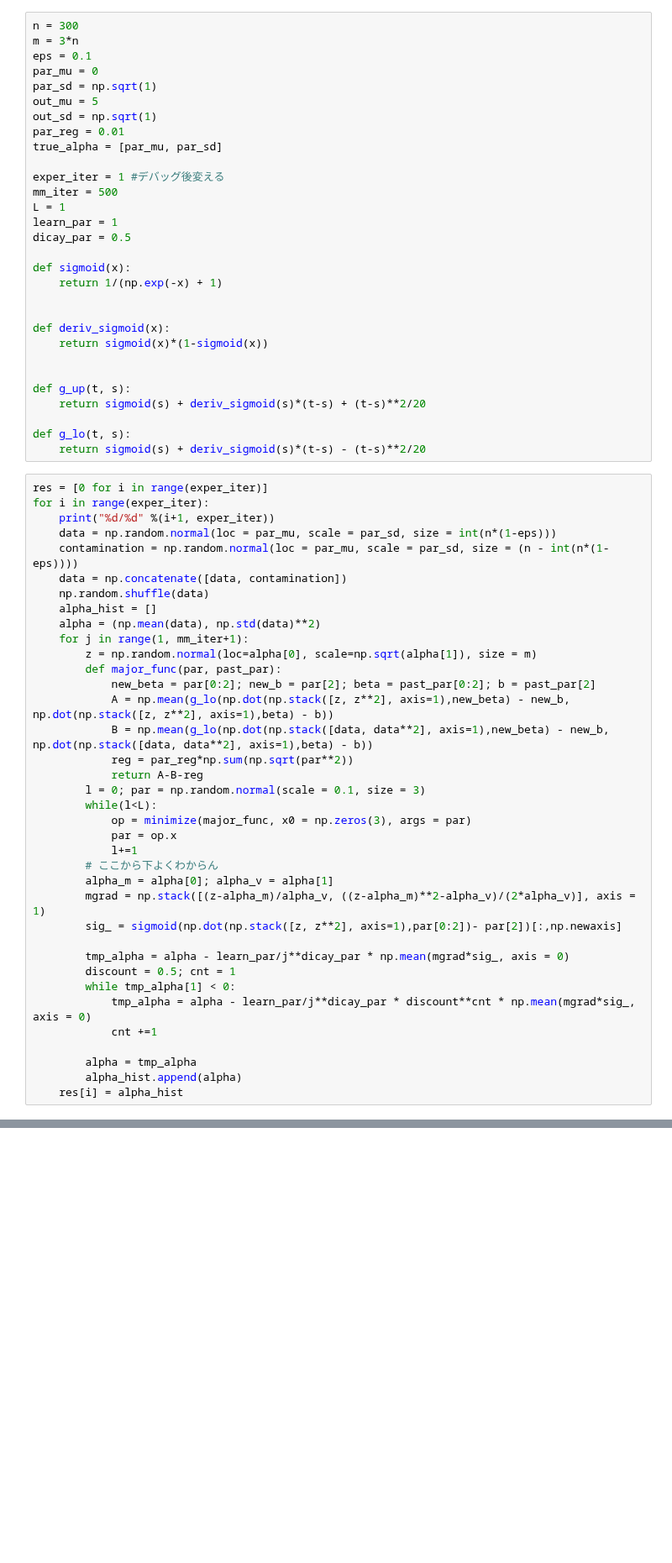
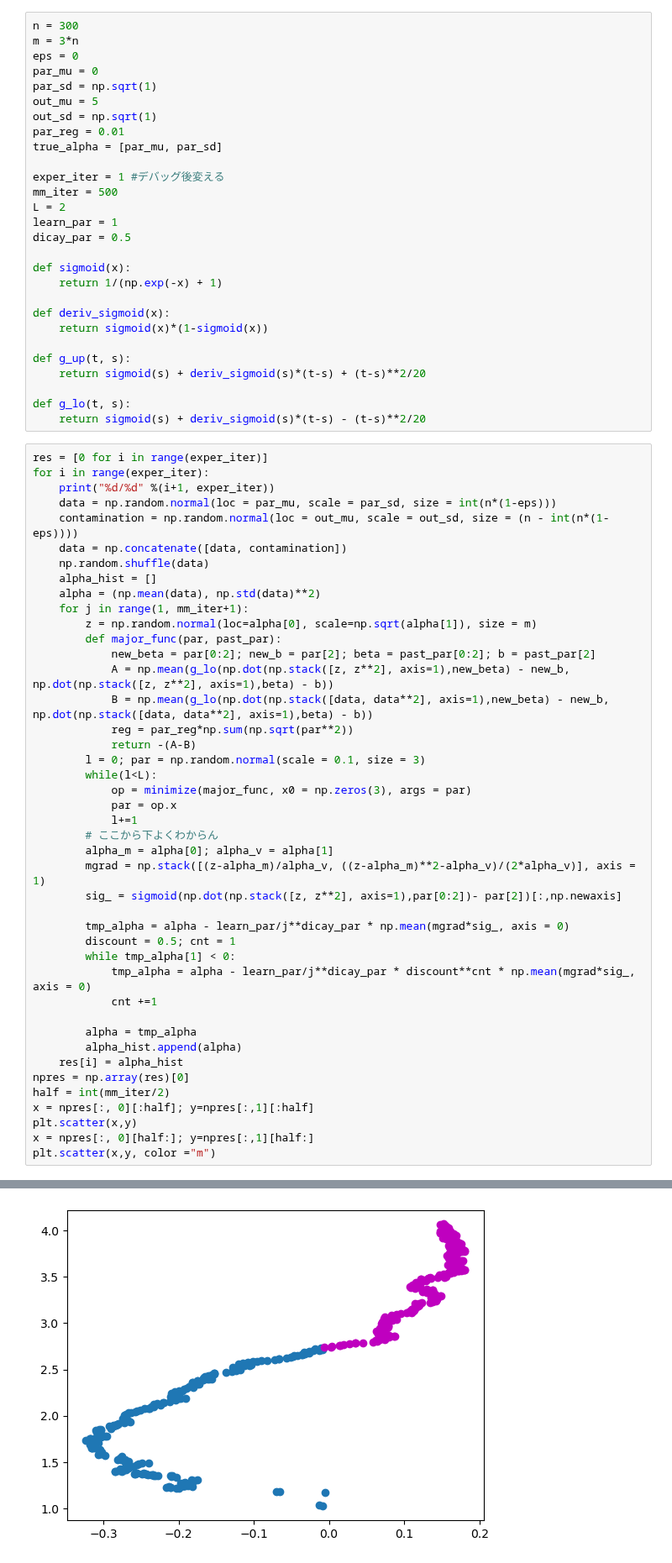
Before and after one commit to monarsan/robust-GAN, a Jupyter notebook: work/suto.ipynb, the cells around one changed output, grey strips where cells are left out. Shown at 84% size. Saved outputs shown, nothing was run; the diff lists cells and outputs as text; blank space fills up the shorter version.

```diff
--- a/work/suto.ipynb
+++ b/work/suto.ipynb
@@ -5,7 +7,7 @@ import matplotlib.pyplot as plt
 # %%
 n = 300
 m = 3*n
-eps = 0.1
+eps = 0
 par_mu = 0
 par_sd = np.sqrt(1)
 out_mu = 5
@@ -15,17 +17,15 @@ true_alpha = [par_mu, par_sd]
 
 exper_iter = 1 #デバッグ後変える
 mm_iter = 500
-L = 1
+L = 2
 learn_par = 1
 dicay_par = 0.5
 
 def sigmoid(x):
     return 1/(np.exp(-x) + 1)
 
-
 def deriv_sigmoid(x):
     return sigmoid(x)*(1-sigmoid(x))
-
 
 def g_up(t, s):
     return sigmoid(s) + deriv_sigmoid(s)*(t-s) + (t-s)**2/20
@@ -37,7 +37,7 @@ res = [0 for i in range(exper_iter)]
 for i in range(exper_iter):
     print("%d/%d" %(i+1, exper_iter))
     data = np.random.normal(loc = par_mu, scale = par_sd, size = int(n*(1-eps)))
-    contamination = np.random.normal(loc = par_mu, scale = par_sd, size = (n - int(n*(1-eps))))
+    contamination = np.random.normal(loc = out_mu, scale = out_sd, size = (n - int(n*(1-eps))))
     data = np.concatenate([data, contamination])
     np.random.shuffle(data)
     alpha_hist = []
@@ -49,7 +49,7 @@ for i in range(exper_iter):
             A = np.mean(g_lo(np.dot(np.stack([z, z**2], axis=1),new_beta) - new_b, np.dot(np.stack([z, z**2], axis=1),beta) - b))
             B = np.mean(g_lo(np.dot(np.stack([data, data**2], axis=1),new_beta) - new_b, np.dot(np.stack([data, data**2], axis=1),beta) - b))
             reg = par_reg*np.sum(np.sqrt(par**2))
-            return A-B-reg
+            return -(A-B)
         l = 0; par = np.random.normal(scale = 0.1, size = 3)
         while(l<L):
             op = minimize(major_func, x0 = np.zeros(3), args = par)
@@ -69,5 +69,11 @@ for i in range(exper_iter):
         alpha = tmp_alpha
         alpha_hist.append(alpha)
     res[i] = alpha_hist
+npres = np.array(res)[0]
+half = int(mm_iter/2)
+x = npres[:, 0][:half]; y=npres[:,1][:half]
+plt.scatter(x,y)
+x = npres[:, 0][half:]; y=npres[:,1][half:]
+plt.scatter(x,y, color ="m")
 # %% [output]
 1/1
@@ -73,0 +81 @@ for i in range(exper_iter):
+[figure, added]
```
Also changed, not shown: parts of 7 cells of this notebook.
